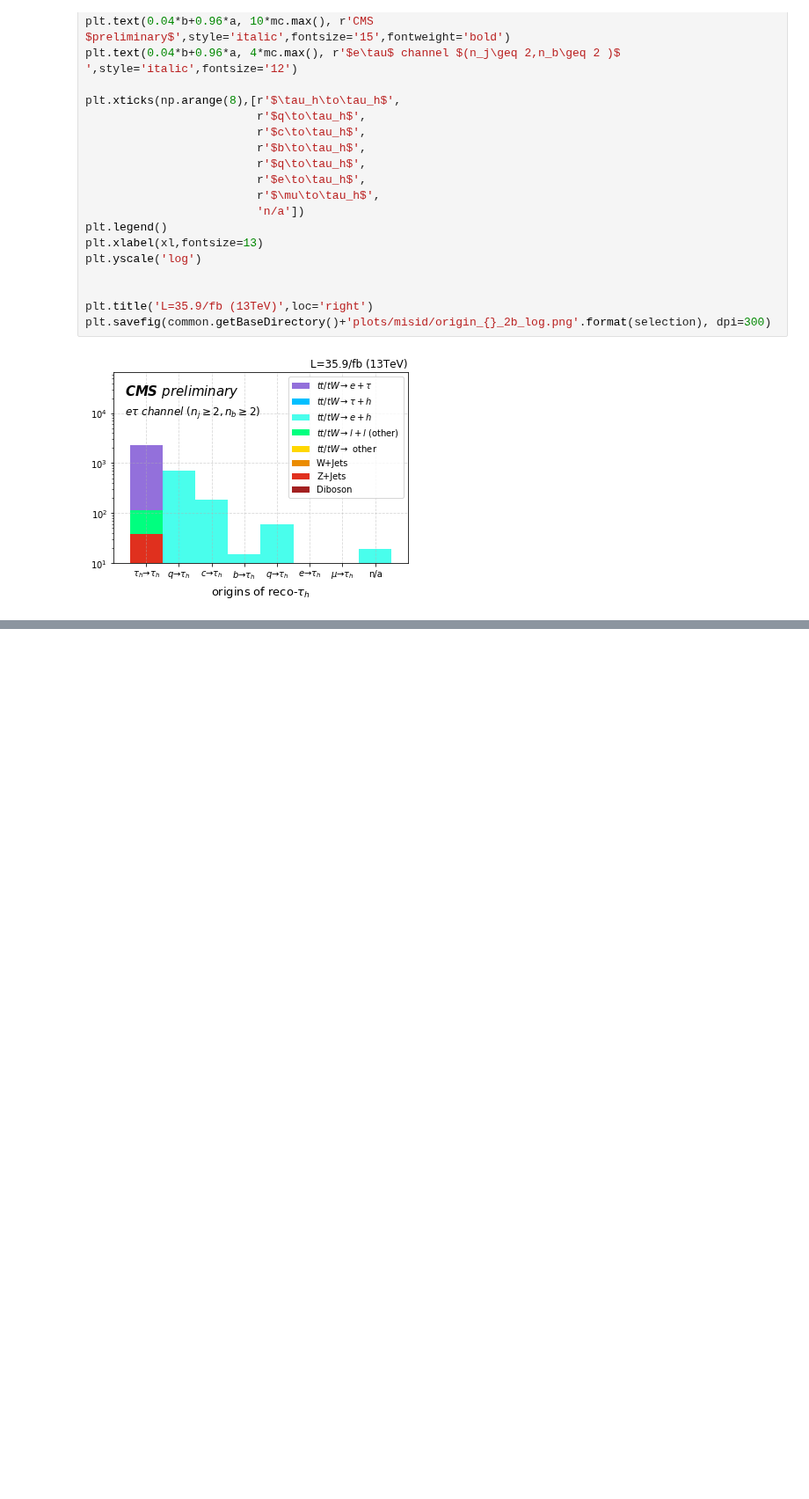
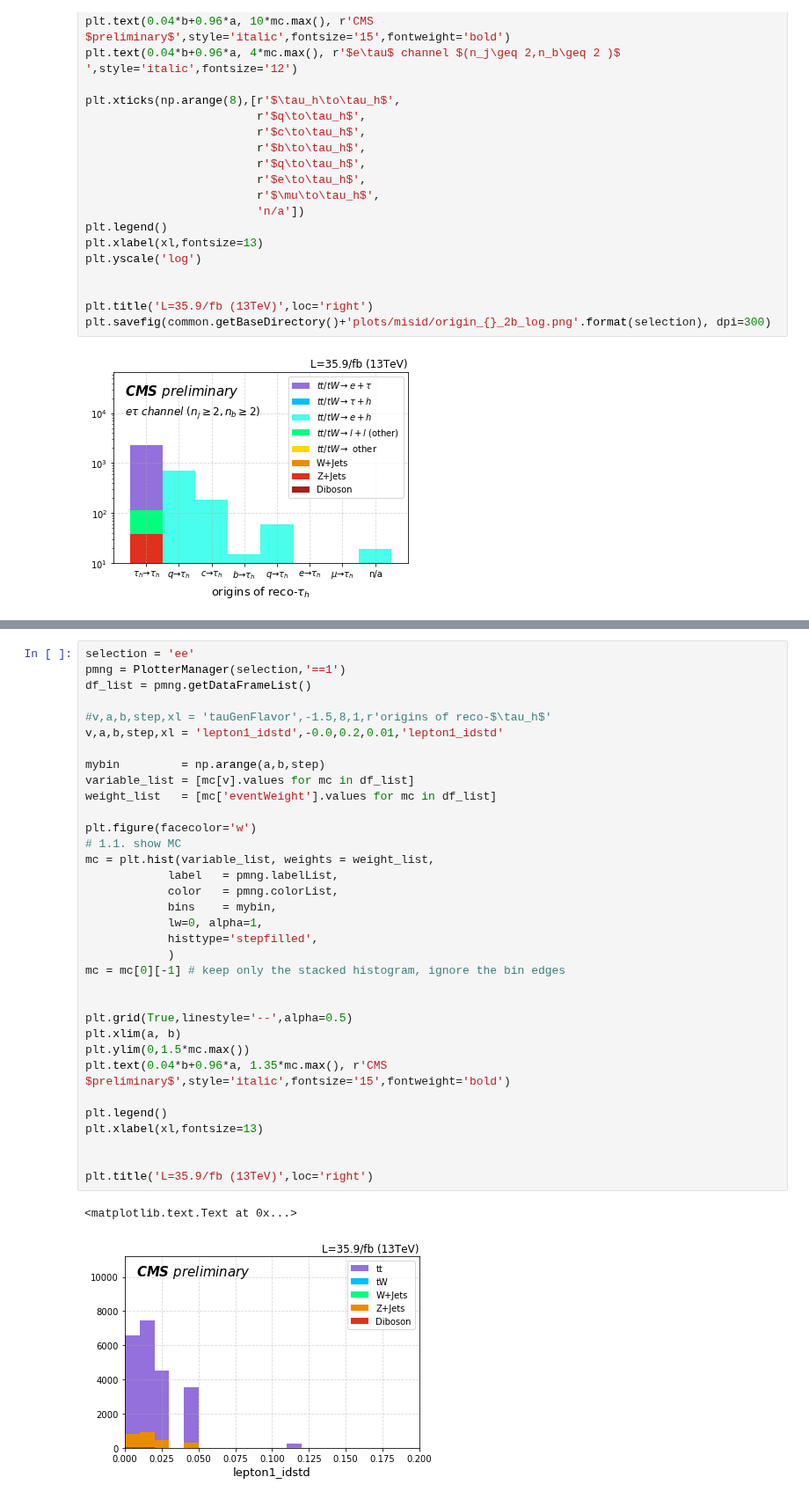
Before and after one commit to ZihengChen/WBranchingFaction, a Jupyter notebook: notebooks/studies/misid/genTauFlavor.ipynb, the cells around one changed output, grey strips where cells are left out. Shown at 88% size. Cells and saved outputs as stored; diff of their text form; blank space fills up the shorter version.

Commit message:
split electron ID and reco systematics

```diff
--- a/notebooks/studies/misid/genTauFlavor.ipynb
+++ b/notebooks/studies/misid/genTauFlavor.ipynb
@@ -204,0 +191,37 @@ Series([], Name: tauGenFlavor, dtype: int64)
+# %%
+selection = 'ee'
+pmng = PlotterManager(selection,'==1')
+df_list = pmng.getDataFrameList()
+
+#v,a,b,step,xl = 'tauGenFlavor',-1.5,8,1,r'origins of reco-$\tau_h$'
+v,a,b,step,xl = 'lepton1_idstd',-0.0,0.2,0.01,'lepton1_idstd'
+
+mybin         = np.arange(a,b,step)
+variable_list = [mc[v].values for mc in df_list]
+weight_list   = [mc['eventWeight'].values for mc in df_list]
+
+plt.figure(facecolor='w')
+# 1.1. show MC
+mc = plt.hist(variable_list, weights = weight_list,
+            label   = pmng.labelList,
+            color   = pmng.colorList,
+            bins    = mybin,
+            lw=0, alpha=1,
+            histtype='stepfilled',
+            )
+mc = mc[0][-1] # keep only the stacked histogram, ignore the bin edges
+
+
+plt.grid(True,linestyle='--',alpha=0.5)
+plt.xlim(a, b)
+plt.ylim(0,1.5*mc.max())
+plt.text(0.04*b+0.96*a, 1.35*mc.max(), r'CMS $preliminary$',style='italic',fontsize='15',fontweight='bold')
+
+plt.legend()
+plt.xlabel(xl,fontsize=13)
+
+
+plt.title('L=35.9/fb (13TeV)',loc='right')
+# %% [output]
+<matplotlib.text.Text at 0x...>
+[figure, added]
```
Also changed, not shown: parts of 6 cells of this notebook, 6 other files.
